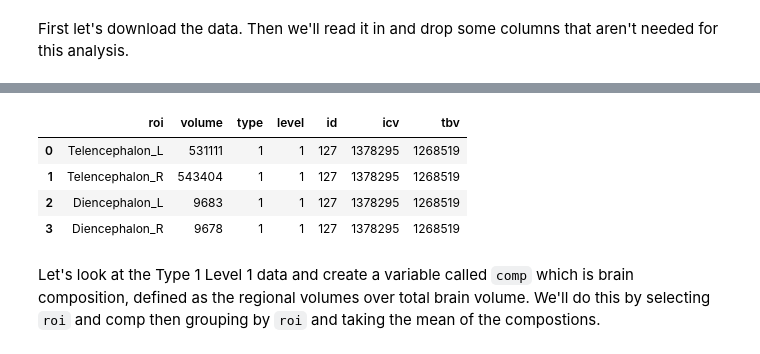
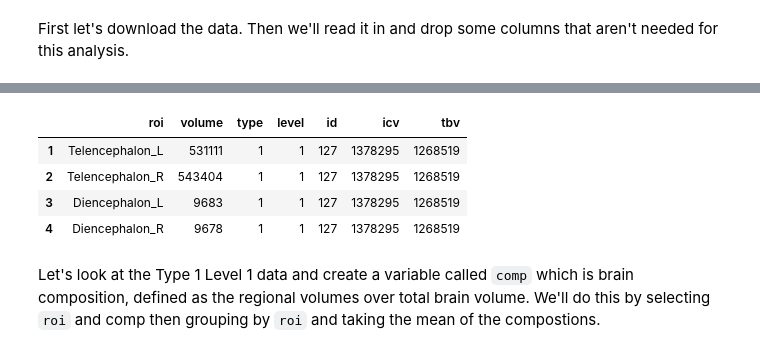
Before and after one commit to LuchaoQi/my-python, a Jupyter notebook: ds4bme_intro/EDA.ipynb, the cells around one changed output, grey strips where cells are left out. Saved outputs shown, nothing was run; the diff lists cells and outputs as text; code cells hidden in the pictures.

```diff
--- a/ds4bme_intro/EDA.ipynb
+++ b/ds4bme_intro/EDA.ipynb
@@ -40,14 +34,18 @@ kirby21.csv         100%[===================>]   1.54M  --.-KB/s    in 0.05s
 # %%
 ## Reading it in, keeping only volume
-df = pd.read_csv("/content/kirby21.csv")
-df = df.drop(['Unnamed: 0', 'rawid', 'min', 'max', 'mean', 'std'],\
+# df = pd.read_csv("kirby21.csv")
+# df = df.drop(['Unnamed: 0', 'rawid', 'min', 'max', 'mean', 'std'],\
+#              axis = 1)
+
+df = pd.read_csv("kirby21.csv",index_col=0)
+df = df.drop(['rawid', 'min', 'max', 'mean', 'std'],\
              axis = 1)
 df.head(4)
 # %% [output]
 |  | roi | volume | type | level | id | icv | tbv |
-| 0 | Telencephalon_L | 531111 | 1 | 1 | 127 | 1378295 | 1268519 |
-| 1 | Telencephalon_R | 543404 | 1 | 1 | 127 | 1378295 | 1268519 |
-| 2 | Diencephalon_L | 9683 | 1 | 1 | 127 | 1378295 | 1268519 |
-| 3 | Diencephalon_R | 9678 | 1 | 1 | 127 | 1378295 | 1268519 |
+| 1 | Telencephalon_L | 531111 | 1 | 1 | 127 | 1378295 | 1268519 |
+| 2 | Telencephalon_R | 543404 | 1 | 1 | 127 | 1378295 | 1268519 |
+| 3 | Diencephalon_L | 9683 | 1 | 1 | 127 | 1378295 | 1268519 |
+| 4 | Diencephalon_R | 9678 | 1 | 1 | 127 | 1378295 | 1268519 |
 # %% [markdown]
 Let's look at the Type 1 Level 1 data and create a variable called `comp` which is brain composition, defined as the regional volumes over total brain volume. We'll do this by selecting `roi` and comp then grouping by `roi` and taking the mean of the compostions.
```
Also changed, not shown: parts of 11 cells of this notebook, 1 other file.
